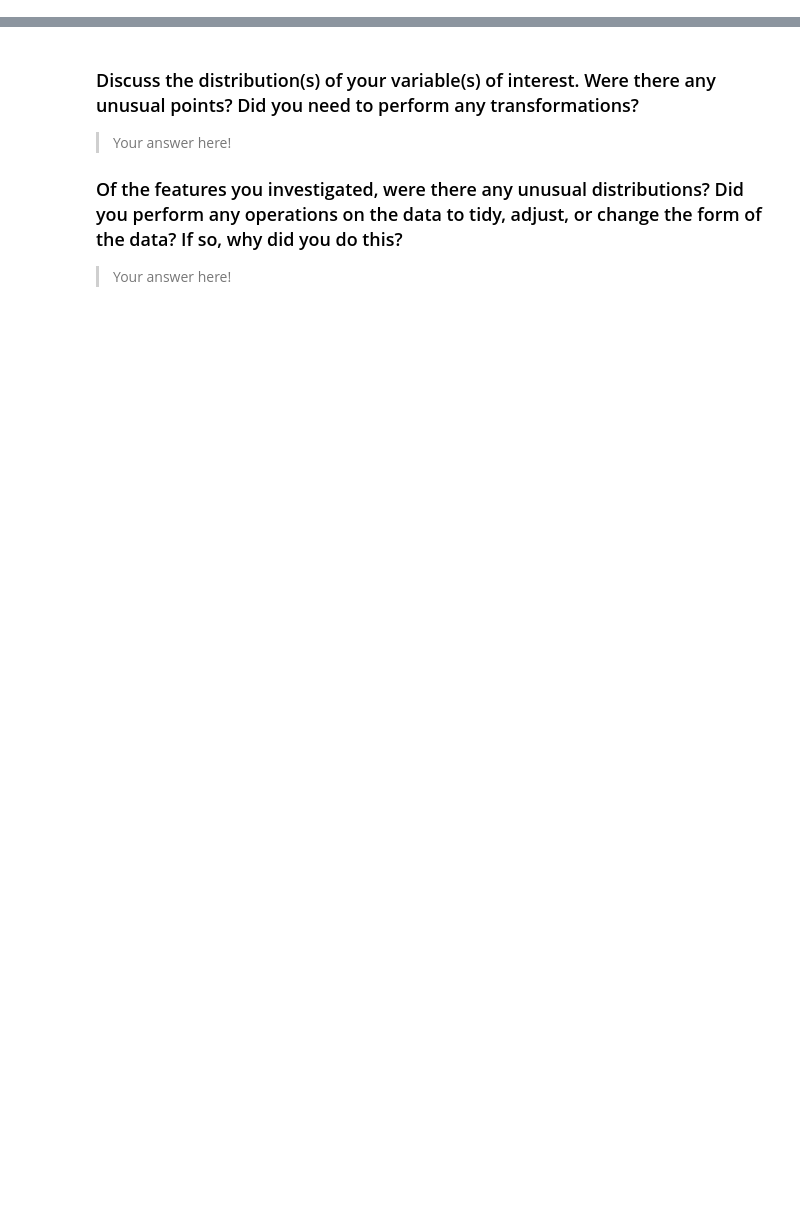
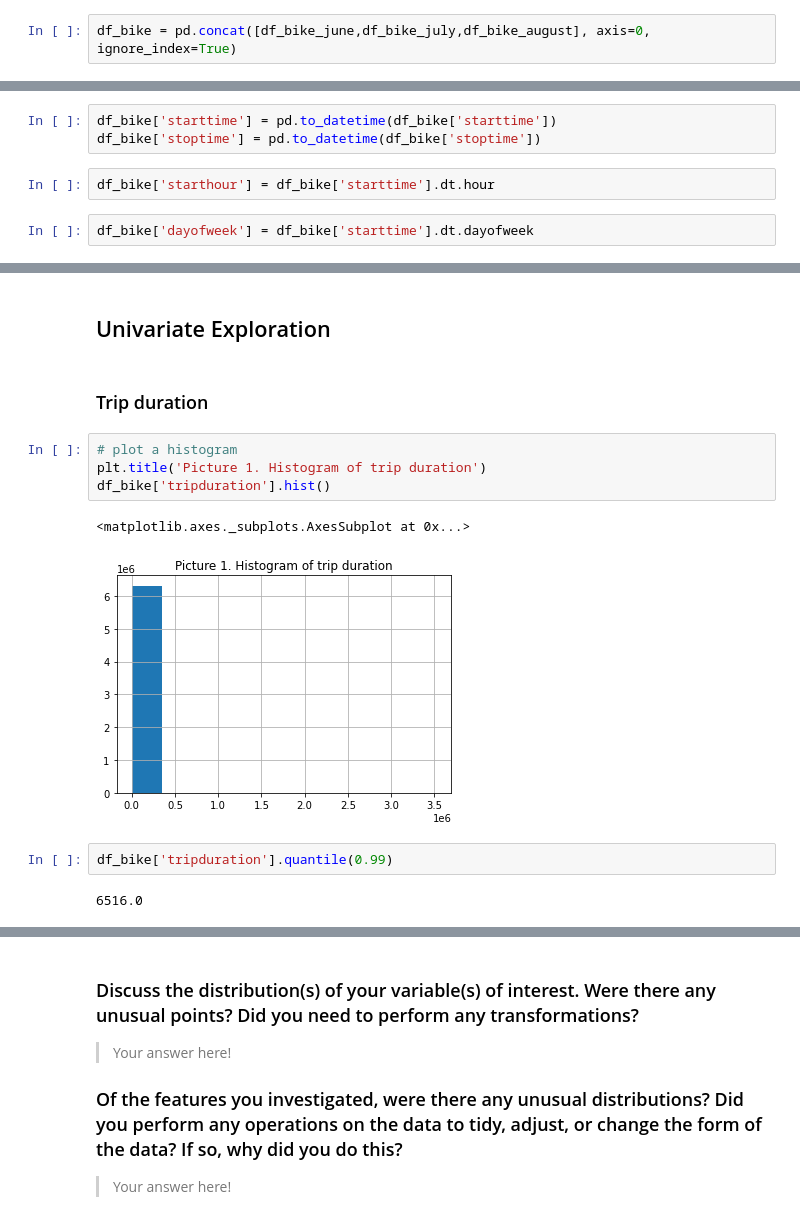
Before and after one commit to Aete/DAND_data_visualization, a Jupyter notebook: exploration_template.ipynb, the cells around one changed output, grey strips where cells are left out. Saved outputs shown, nothing was run; the diff lists cells and outputs as text; blank space fills up the shorter version.

Commit message:
start exploration visualizing

```diff
--- a/exploration_template.ipynb
+++ b/exploration_template.ipynb
@@ -40,0 +29,2 @@ you plan on investigating next.
+# %%
+df_bike = pd.concat([df_bike_june,df_bike_july,df_bike_august], axis=0, ignore_index=True)
@@ -40,0 +67,7 @@ you plan on investigating next.
+# %%
+df_bike['starttime'] = pd.to_datetime(df_bike['starttime'])
+df_bike['stoptime'] = pd.to_datetime(df_bike['stoptime'])
+# %%
+df_bike['starthour'] = df_bike['starttime'].dt.hour
+# %%
+df_bike['dayofweek'] = df_bike['starttime'].dt.dayofweek
@@ -40,0 +116,15 @@ you plan on investigating next.
+# %% [markdown]
+## Univariate Exploration
+# %% [markdown]
+### Trip duration
+# %%
+# plot a histogram
+plt.title('Picture 1. Histogram of trip duration')
+df_bike['tripduration'].hist()
+# %% [output]
+<matplotlib.axes._subplots.AxesSubplot at 0x...>
+[figure, added]
+# %%
+df_bike['tripduration'].quantile(0.99)
+# %% [output]
+6516.0
```
Also changed, not shown: parts of 56 cells of this notebook, 1 other file.
